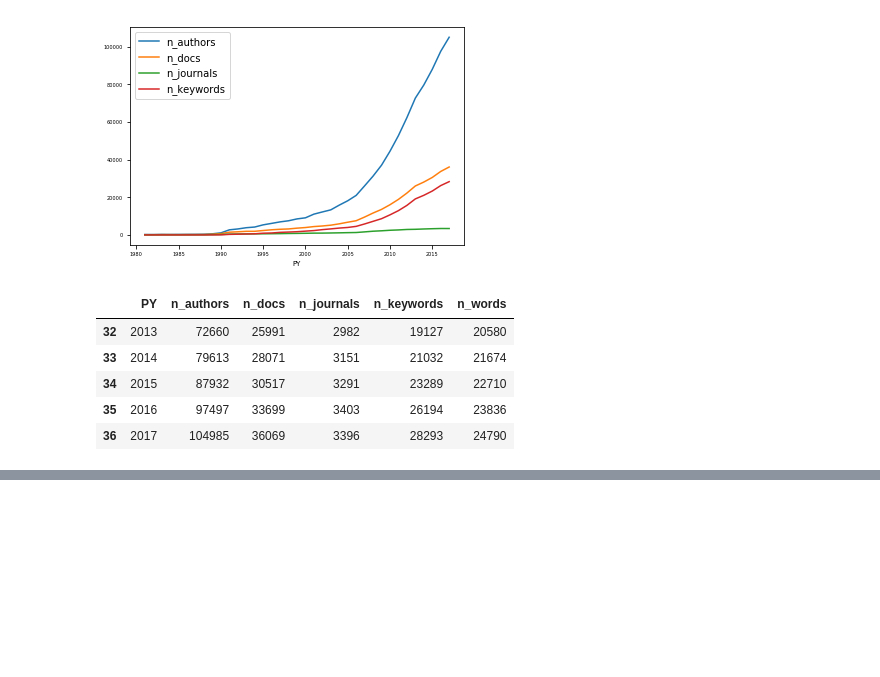
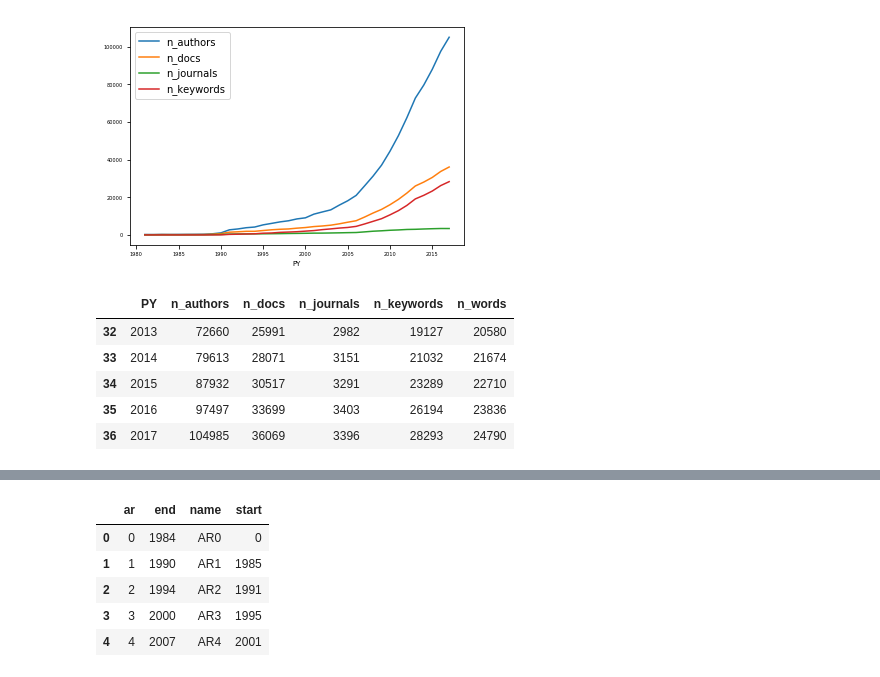
Before and after one commit to mcallaghan/big_literature, a Jupyter notebook: py/vs.ipynb, the cells around one changed output, grey strips where cells are left out. Saved outputs shown, nothing was run; the diff lists cells and outputs as text; code cells hidden in the pictures; blank space fills up the shorter version.

```diff
--- a/py/vs.ipynb
+++ b/py/vs.ipynb
@@ -105,0 +107,14 @@ plt.show()
+# %%
+## Docs by assessment period
+aps = AR.objects.all().order_by('ar')
+
+ardf = pd.DataFrame.from_dict(list(aps.values('ar','name','start','end')))
+
+ardf.head()
+# %% [output]
+|  | ar | end | name | start |
+| 0 | 0 | 1984 | AR0 | 0 |
+| 1 | 1 | 1990 | AR1 | 1985 |
+| 2 | 2 | 1994 | AR2 | 1991 |
+| 3 | 3 | 2000 | AR3 | 1995 |
+| 4 | 4 | 2007 | AR4 | 2001 |
```
Also changed, not shown: parts of 6 cells of this notebook, 1 other file.
